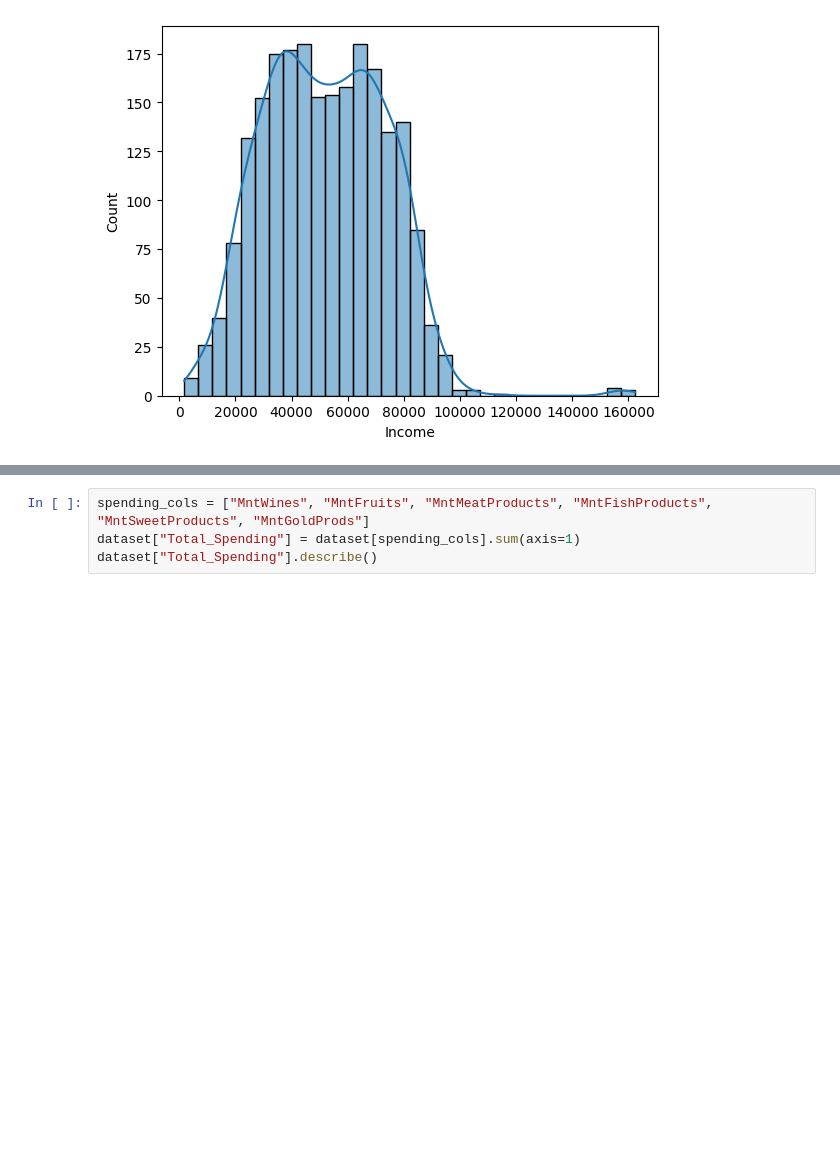
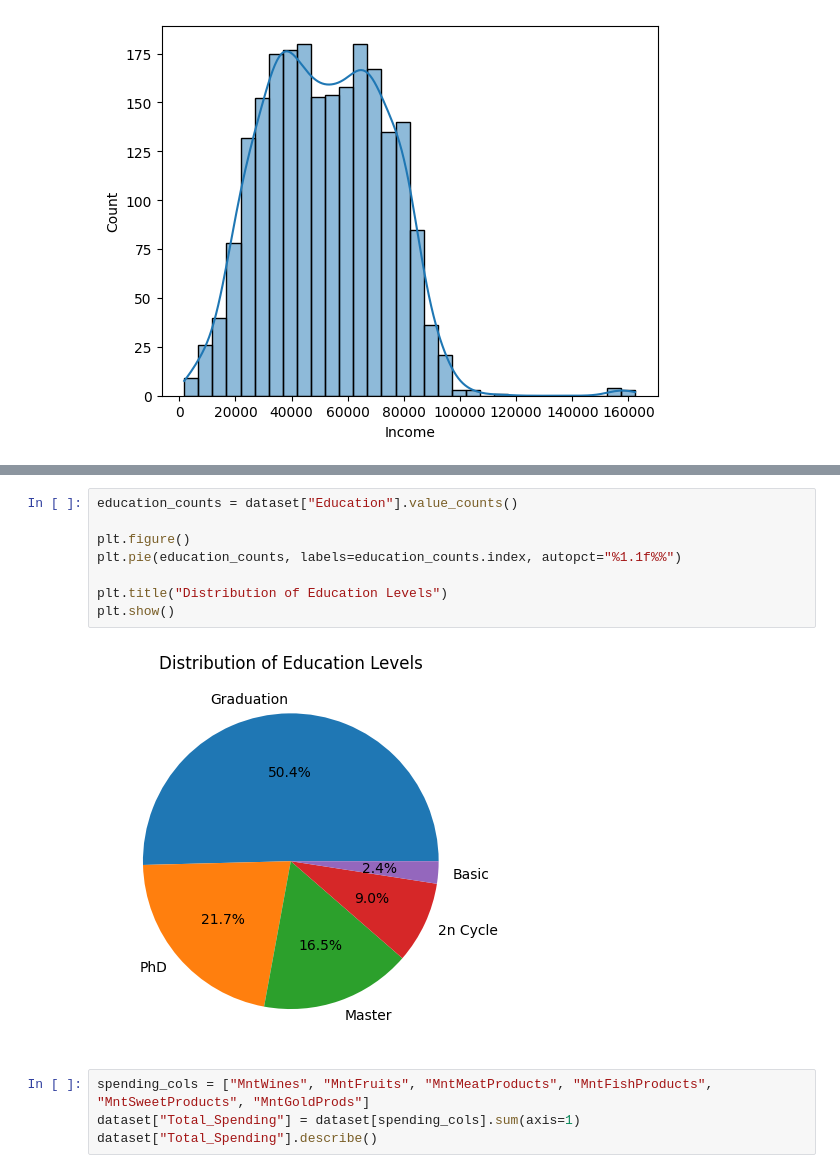
Before and after one commit to bouhlet0/Customer-Personality-Analysis, a Jupyter notebook: Customer_Personality_Analysis.ipynb, the cells around one changed output, grey strips where cells are left out. Drawn from its saved outputs; the diff is of its cells as text; blank space fills up the shorter version.

```diff
--- a/Customer_Personality_Analysis.ipynb
+++ b/Customer_Personality_Analysis.ipynb
@@ -178,3 +184,13 @@ sns.histplot(x=dataset["Income"], kde=True)
+# %%
+education_counts = dataset["Education"].value_counts()
+
+plt.figure()
+plt.pie(education_counts, labels=education_counts.index, autopct="%1.1f%%")
+
+plt.title("Distribution of Education Levels")
+plt.show()
+# %% [output]
+[figure, added]
 # %%
 spending_cols = ["MntWines", "MntFruits", "MntMeatProducts", "MntFishProducts", "MntSweetProducts", "MntGoldProds"]
 dataset["Total_Spending"] = dataset[spending_cols].sum(axis=1)
```
Also changed, not shown: parts of 23 cells of this notebook.
